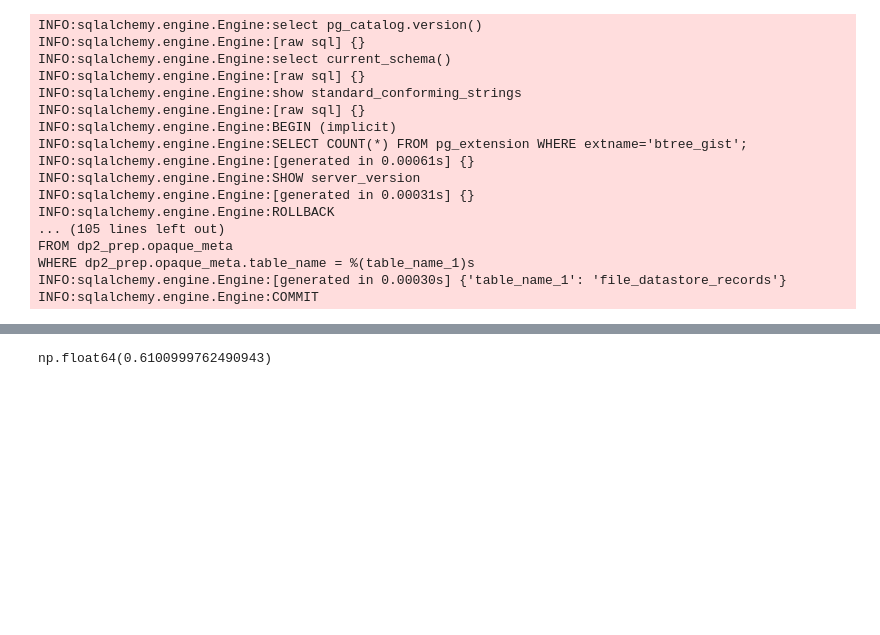
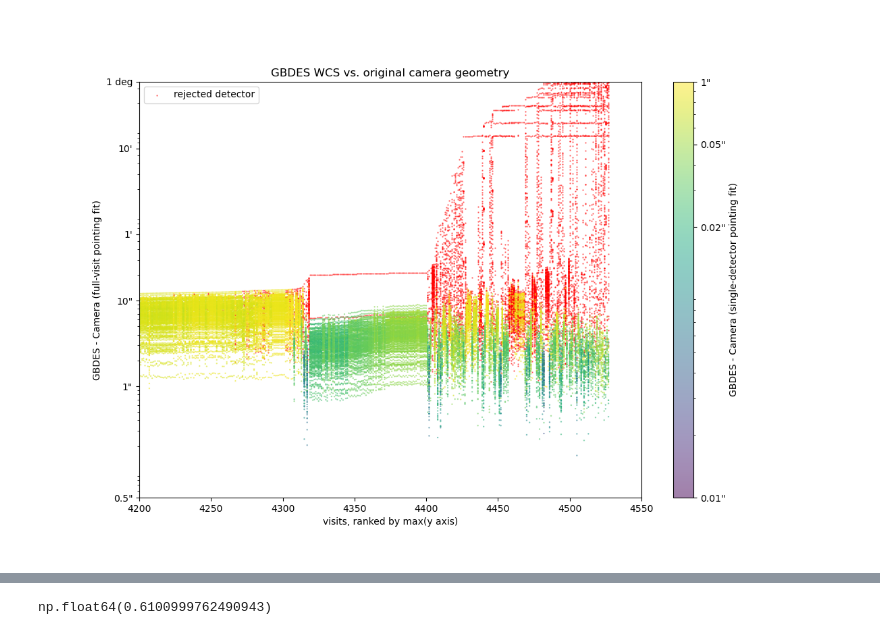
Before and after one commit to lsst/meas_astrom, a Jupyter notebook: DM-51297.ipynb, the cells around one changed output, grey strips where cells are left out. Saved outputs shown, nothing was run; the diff lists cells and outputs as text; code cells hidden in the pictures; blank space fills up the shorter version.

Commit message:
DO NOT MERGE: add summary analysis to notebook

```diff
--- a/DM-51297.ipynb
+++ b/DM-51297.ipynb
@@ -5,0 +26,6 @@ import numpy as np
+# %%
+w45 = "LSSTCam/runs/DRP/20250421_20250921/d_2025_11_10/DM-53195"
+dev = "u/jbosch/DM-51297/w45/c"
+butler = Butler("dp2_prep", collections=w45, skymap="lsst_cells_v2")
+# %%
+refs = butler.query_datasets("visit_summary", collections=dev, limit=None)
@@ -5,0 +53,13 @@ import numpy as np
+# %%
+c = "wcs_visit_pointing_residual"
+by_visit = table[
+    "visit", "detector", c, "wcs_detector_pointing_residual", "wcs_detector_pointing_rejected"
+].group_by("visit")
+# %%
+visit_max_residuals = by_visit["visit", c].groups.aggregate(np.nanmax)
+visit_argsort = np.argsort(visit_max_residuals[c])
+visit_rank = np.argsort(visit_argsort)
+
+full_rank = np.zeros(len(by_visit), dtype=int)
+for r, (a, b) in zip(visit_rank, itertools.pairwise(by_visit.groups.indices)):
+    full_rank[a:b] = r
@@ -6,2 +68,27 @@ import numpy as np
+# %%
+rej = by_visit["wcs_detector_pointing_rejected"]
+kept = np.logical_not(rej)
+figure = pyplot.figure(figsize=(12, 8))
+axes = figure.add_subplot()
+px = full_rank
+py = by_visit[c].to(u.arcsec)
+pc = by_visit["wcs_detector_pointing_residual"].to(u.arcsec)
+axes.scatter(px[rej], py[rej], s=0.5, alpha=0.5, c="red", label="rejected detector")
+mappable = axes.scatter(px[kept], py[kept], c=pc[kept].value, s=0.5, alpha=0.5, norm="log", vmin=0.01, vmax=1.0)
+axes.semilogy()
+axes.set_ylim(0.05, 3600.0)
+axes.set_yticks([0.05, 1.0, 10.0, 60.0, 600.0, 3600.0], labels=['0.5"', '1"', '10"', "1'", "10'", "1 deg"])
+# axes.set_ylim(0.05, 60.0)
+# axes.set_yticks([0.05, 1.0, 10.0, 60.0], labels=['0.5"', '1"'])
+axes.set_xlim(4200, 4550)
+axes.set_xlabel("visits, ranked by max(y axis)")
+axes.set_ylabel("GBDES - Camera (full-visit pointing fit)")
+axes.set_title("GBDES WCS vs. original camera geometry")
+axes.legend()
+cbar = figure.colorbar(mappable, ax=axes)
+cbar.set_ticks([0.01, 0.2, 0.5, 1.0], labels=['0.01"', '0.02"', '0.05"', '1"'])
+cbar.set_label("GBDES - Camera (single-detector pointing fit)")
+# %% [output]
+[figure, added]
 # %%
 import logging
@@ -9,24 +97,4 @@ reload(logging)
 from lsst.utils.logging import VERBOSE
 
 logging.basicConfig(level=VERBOSE)
-# %%
-butler = Butler("dp2_prep", collections="LSSTCam/runs/DRP/20250421_20250921/d_2025_11_10/DM-53195", skymap="lsst_cells_v2")
-# %% [output]
-INFO:sqlalchemy.engine.Engine:select pg_catalog.version()
-INFO:sqlalchemy.engine.Engine:[raw sql] {}
-INFO:sqlalchemy.engine.Engine:select current_schema()
-INFO:sqlalchemy.engine.Engine:[raw sql] {}
-INFO:sqlalchemy.engine.Engine:show standard_conforming_strings
-INFO:sqlalchemy.engine.Engine:[raw sql] {}
-INFO:sqlalchemy.engine.Engine:BEGIN (implicit)
-INFO:sqlalchemy.engine.Engine:SELECT COUNT(*) FROM pg_extension WHERE extname='btree_gist';
-INFO:sqlalchemy.engine.Engine:[generated in 0.00061s] {}
-INFO:sqlalchemy.engine.Engine:SHOW server_version
-INFO:sqlalchemy.engine.Engine:[generated in 0.00031s] {}
-INFO:sqlalchemy.engine.Engine:ROLLBACK
-... (105 lines left out)
-FROM dp2_prep.opaque_meta
-WHERE dp2_prep.opaque_meta.table_name = %(table_name_1)s
-INFO:sqlalchemy.engine.Engine:[generated in 0.00030s] {'table_name_1': 'file_datastore_records'}
-INFO:sqlalchemy.engine.Engine:COMMIT
 # %%
```
Also changed, not shown: parts of 15 cells of this notebook.
